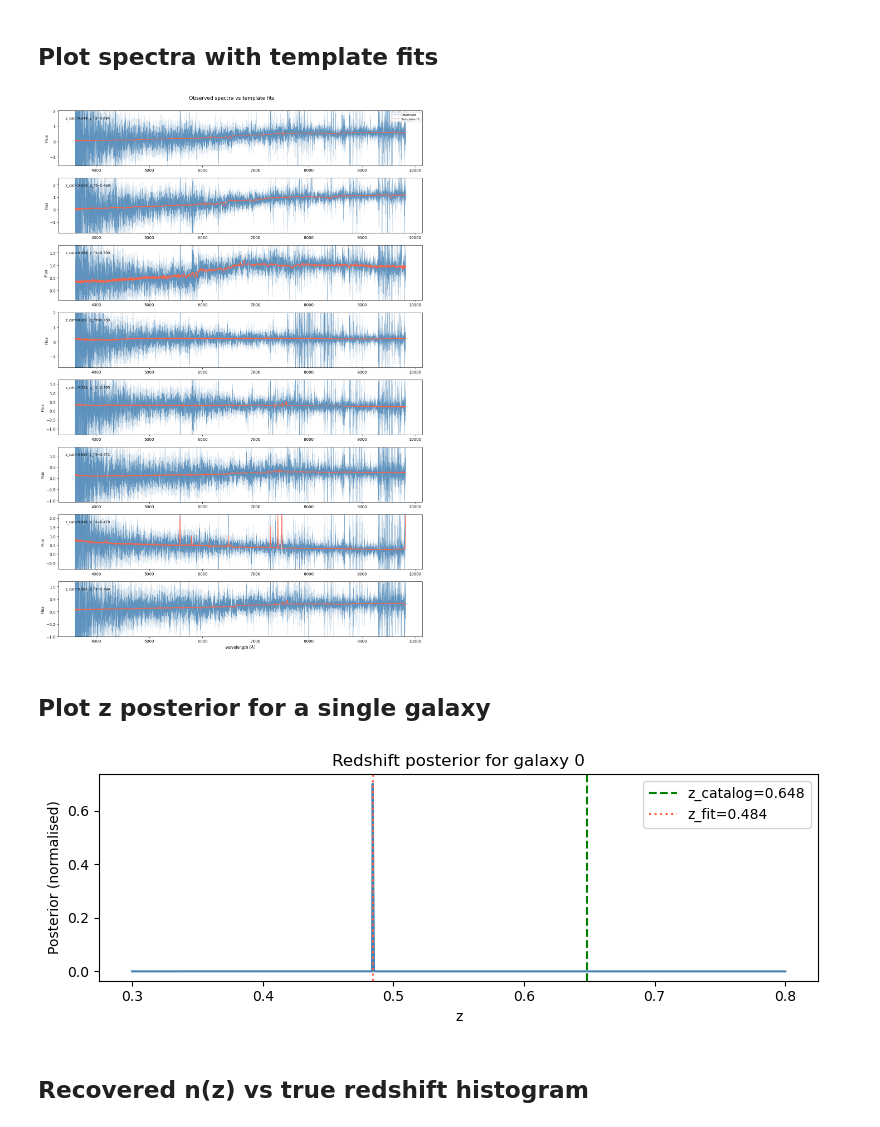
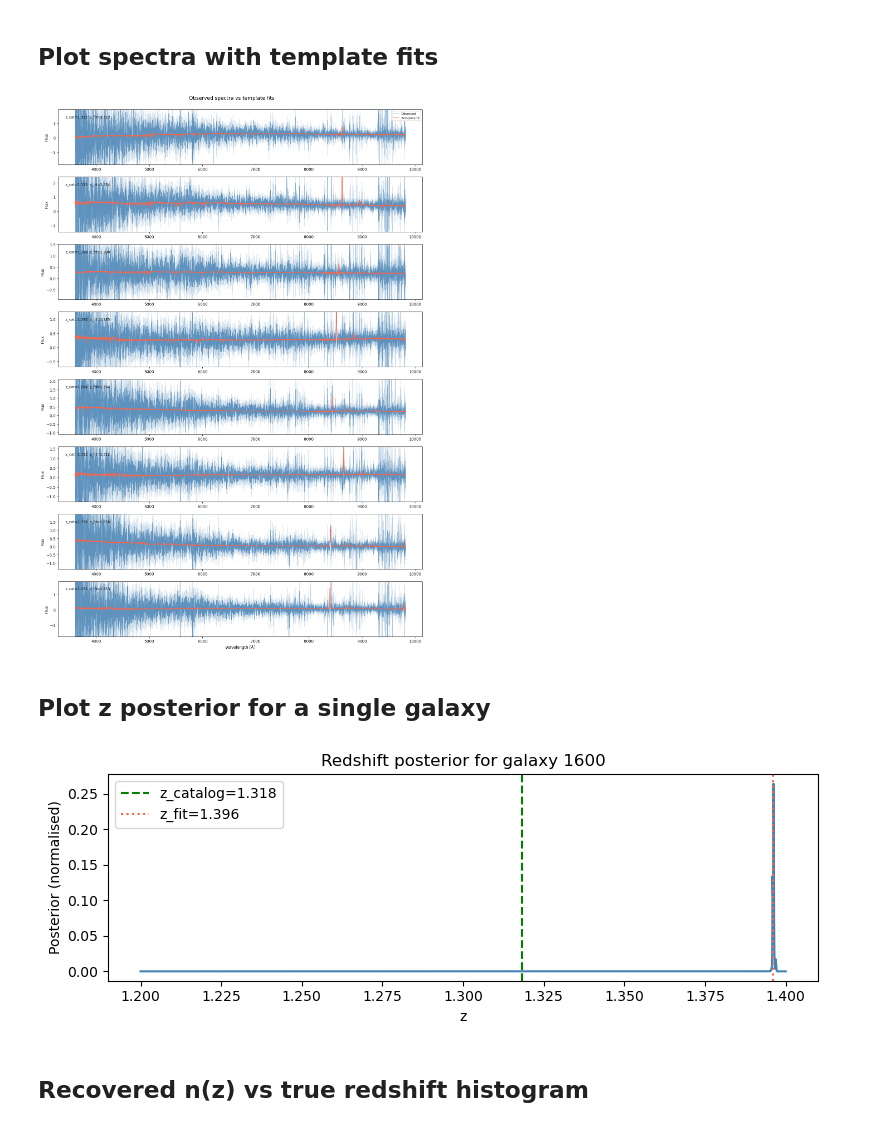
Before and after one commit to slosar/templater, a Jupyter notebook: notebooks/analyze.ipynb, the cells around one changed output. Saved outputs shown, nothing was run; the diff lists cells and outputs as text; code cells hidden in the pictures.

```diff
--- a/notebooks/analyze.ipynb
+++ b/notebooks/analyze.ipynb
@@ -31,9 +31,9 @@ ZERR_CATALOG   = '../metadata/desi-galaxy-cat-zerr.fits'
 CHECKPOINT_DIR = '../checkpoints/'
 
 # Galaxy selection
-N_GALAXIES     = 500    # number of galaxies to analyse
-ZMIN           = 0.4
-ZMAX           = 0.7
+N_GALAXIES     = 2000    # number of galaxies to analyse
+ZMIN           = 1.25
+ZMAX           = 1.35
 DESI_TARGET_MASK = None  # set to e.g. 1 to select a specific target class
 
 # Plotting
@@ -143,47 +178,50 @@ predictions = np.array([reconstruct(alpha[i], best_z[i]) for i in range(len(ds))
 # %%
 fig, axes = plt.subplots(N_PLOT, 1, figsize=(14, 2.5 * N_PLOT), sharex=False)
 
+#ndx = np.arange(len(axes))
+#ndx = np.where(dz > 0.1)[0][:N_PLOT]  # plot examples with large redshift errors
+ndx = np.arange(N_PLOT)
 for i, ax in enumerate(axes):
-    fl  = all_flux[i]
-    iv  = all_ivar[i]
-    pred = predictions[i]
-    z_cat = all_z[i]
-    z_fit = best_z[i]
+    fl  = all_flux[ndx[i]]
+    iv  = all_ivar[ndx[i]]
+    pred = predictions[ndx[i]]
+    z_cat = all_z[ndx[i]]
+    z_fit = best_z[ndx[i]]
 
     # 1-sigma error from ivar
     safe_iv = np.where(iv > 0, iv, np.nan)
     sigma   = 1.0 / np.sqrt(safe_iv)
 
     # Clip y-axis at 5th–99th percentile of valid flux
     valid = fl[iv > 0]
     if len(valid) > 10:
         ylo, yhi = np.percentile(valid, [2, 98])
         pad = 0.15 * (yhi - ylo)
     else:
         ylo, yhi, pad = fl.min(), fl.max(), 0.1
 
     ax.plot(wave_obs, fl, color='steelblue', lw=0.5, alpha=0.8, label='Observed')
     ax.fill_between(wave_obs, fl - sigma, fl + sigma,
                     color='steelblue', alpha=0.2)
     ax.plot(wave_obs, pred, color='tomato', lw=1.2, label='Template fit')
     ax.set_ylim(ylo - pad, yhi + pad)
     ax.set_ylabel('Flux')
     ax.text(0.02, 0.90,
             f'z_cat={z_cat:.3f}  z_fit={z_fit:.3f}',
             transform=ax.transAxes, fontsize=9, va='top')
     if i == 0:
         ax.legend(loc='upper right', fontsize=8)
 
 axes[-1].set_xlabel('Wavelength [Å]')
 fig.suptitle('Observed spectra vs template fits', fontsize=13, y=1.001)
 fig.tight_layout()
 plt.show()
 # %% [output]
-[figure, old version]
+[figure, new version]
 # %% [markdown]
 ## Plot z posterior for a single galaxy
 # %%
-idx = 0   # change to inspect different galaxies
+idx = np.where(dz>0.01)[0][2]  # change to inspect different galaxies
 lp = log_post_np[idx]
 # Normalise for display
 lp_norm = lp - lp.max()
@@ -201,7 +239,7 @@ ax.legend()
 plt.tight_layout()
 plt.show()
 # %% [output]
-[figure, old version]
+[figure, new version]
 # %% [markdown]
 ## Recovered n(z) vs true redshift histogram
 # %%
```
Also changed, not shown: parts of 8 cells of this notebook, 4 other files.
